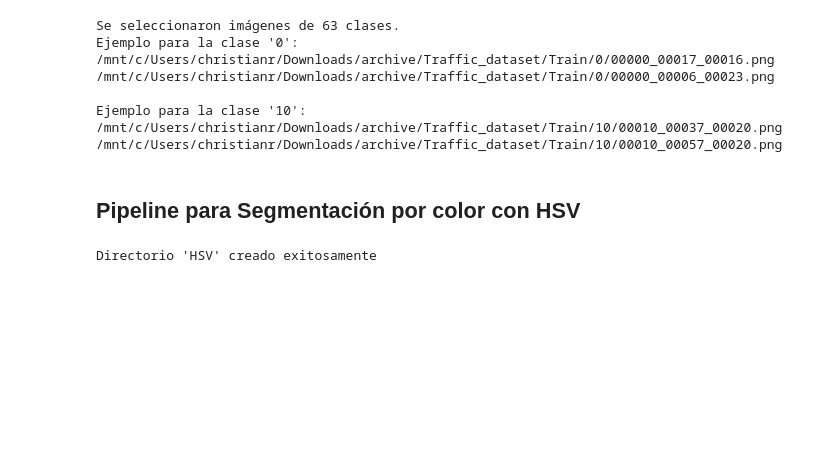
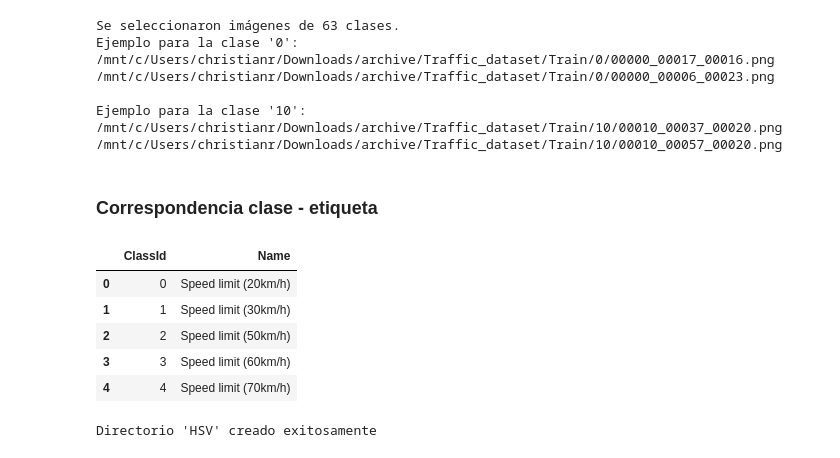
Before and after one commit to imchrisrueda/via_christianr, a Jupyter notebook: va_intro.ipynb, the cells around one changed output. Drawn from its saved outputs; the diff is of its cells as text; code cells hidden in the pictures; blank space fills up the shorter version.

```diff
--- a/va_intro.ipynb
+++ b/va_intro.ipynb
@@ -209,8 +209,19 @@ Ejemplo para la clase '0':
 Ejemplo para la clase '10':
 /mnt/c/Users/christianr/Downloads/archive/Traffic_dataset/Train/10/00010_00037_00020.png
 /mnt/c/Users/christianr/Downloads/archive/Traffic_dataset/Train/10/00010_00057_00020.png
-# %% [markdown]
-## Pipeline para Segmentación por color con HSV
+# %% [markdown]
+### Correspondencia clase - etiqueta
+# %%
+# Revisión de correspondencia clase (0-62) - etiqueta (nombre señal de tránsito)
+df_etiquetas = pd.read_csv(os.path.join(dir_base, "labels.csv"))
+df_etiquetas.head()
+# %% [output]
+|  | ClassId | Name |
+| 0 | 0 | Speed limit (20km/h) |
+| 1 | 1 | Speed limit (30km/h) |
+| 2 | 2 | Speed limit (50km/h) |
+| 3 | 3 | Speed limit (60km/h) |
+| 4 | 4 | Speed limit (70km/h) |
 # %%
 import os
 import cv2
```
Also changed, not shown: 1 other file.
